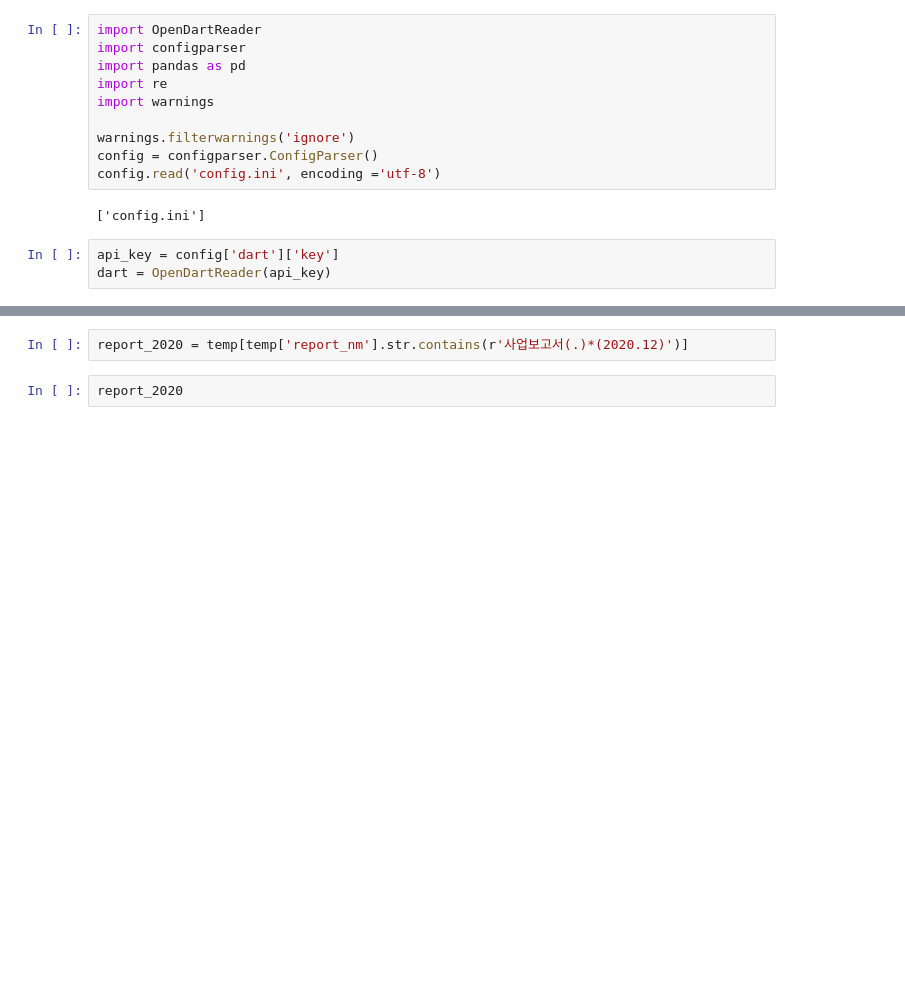
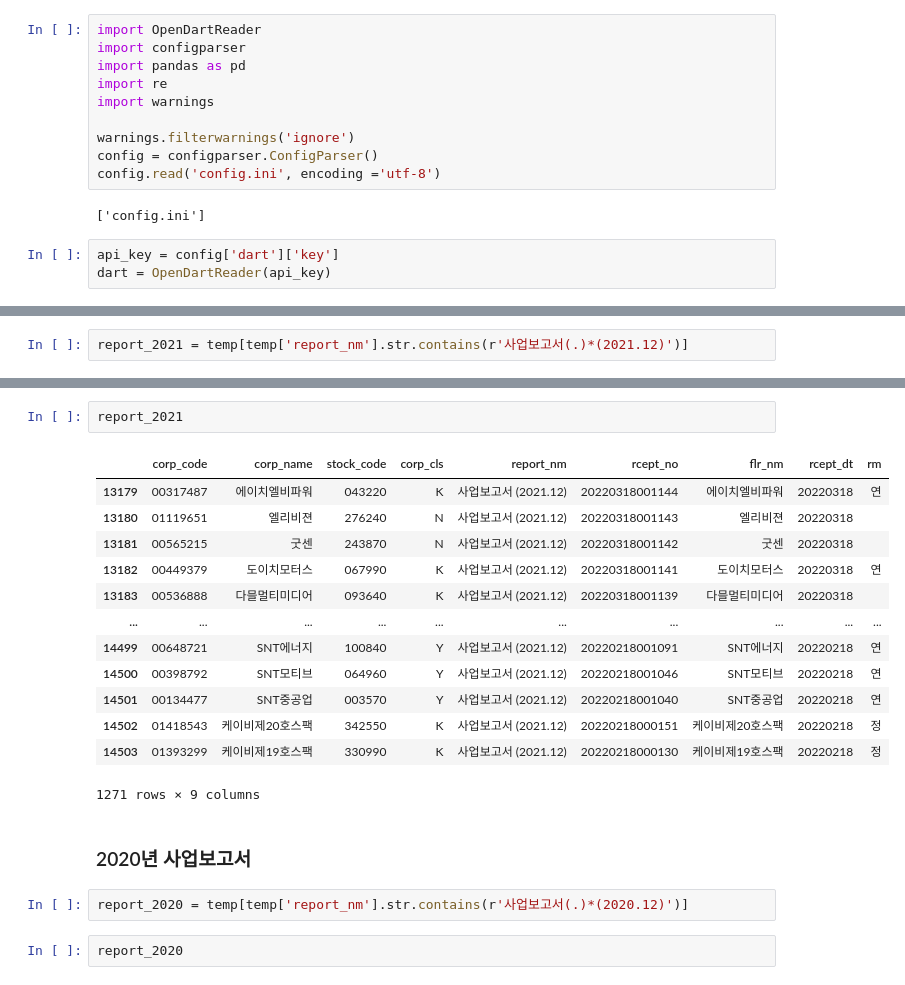
Before and after one commit to imji0319/new_python, a Jupyter notebook: Recommendation/Company_recommendation/save_dart_data3.ipynb, the cells around one changed output, grey strips where cells are left out. Drawn from its saved outputs; the diff is of its cells as text; blank space fills up the shorter version.

Commit message:
business report

```diff
--- a/Recommendation/Company_recommendation/save_dart_data3.ipynb
+++ b/Recommendation/Company_recommendation/save_dart_data3.ipynb
@@ -51,0 +56,2 @@ temp
+# %%
+report_2021 = temp[temp['report_nm'].str.contains(r'사업보고서(.)*(2021.12)')]
@@ -52,3 +67,21 @@ temp
+# %%
+report_2021
+# %% [output]
+|  | corp_code | corp_name | stock_code | corp_cls | report_nm | rcept_no | flr_nm | rcept_dt | rm |
+| 13179 | 00317487 | 에이치엘비파워 | 043220 | K | 사업보고서 (2021.12) | 20220318001144 | 에이치엘비파워 | 20220318 | 연 |
+| 13180 | 01119651 | 엘리비젼 | 276240 | N | 사업보고서 (2021.12) | 20220318001143 | 엘리비젼 | 20220318 |  |
+| 13181 | 00565215 | 굿센 | 243870 | N | 사업보고서 (2021.12) | 20220318001142 | 굿센 | 20220318 |  |
+| 13182 | 00449379 | 도이치모터스 | 067990 | K | 사업보고서 (2021.12) | 20220318001141 | 도이치모터스 | 20220318 | 연 |
+| 13183 | 00536888 | 다믈멀티미디어 | 093640 | K | 사업보고서 (2021.12) | 20220318001139 | 다믈멀티미디어 | 20220318 |  |
+| ... | ... | ... | ... | ... | ... | ... | ... | ... | ... |
+| 14499 | 00648721 | SNT에너지 | 100840 | Y | 사업보고서 (2021.12) | 20220218001091 | SNT에너지 | 20220218 | 연 |
+| 14500 | 00398792 | SNT모티브 | 064960 | Y | 사업보고서 (2021.12) | 20220218001046 | SNT모티브 | 20220218 | 연 |
+| 14501 | 00134477 | SNT중공업 | 003570 | Y | 사업보고서 (2021.12) | 20220218001040 | SNT중공업 | 20220218 | 연 |
+| 14502 | 01418543 | 케이비제20호스팩 | 342550 | K | 사업보고서 (2021.12) | 20220218000151 | 케이비제20호스팩 | 20220218 | 정 |
+| 14503 | 01393299 | 케이비제19호스팩 | 330990 | K | 사업보고서 (2021.12) | 20220218000130 | 케이비제19호스팩 | 20220218 | 정 |
+1271 rows × 9 columns
+# %% [markdown]
+### 2020년 사업보고서
 # %%
 report_2020 = temp[temp['report_nm'].str.contains(r'사업보고서(.)*(2020.12)')]
 # %%
```
Also changed, not shown: parts of 6 cells of this notebook, 4 other files.
